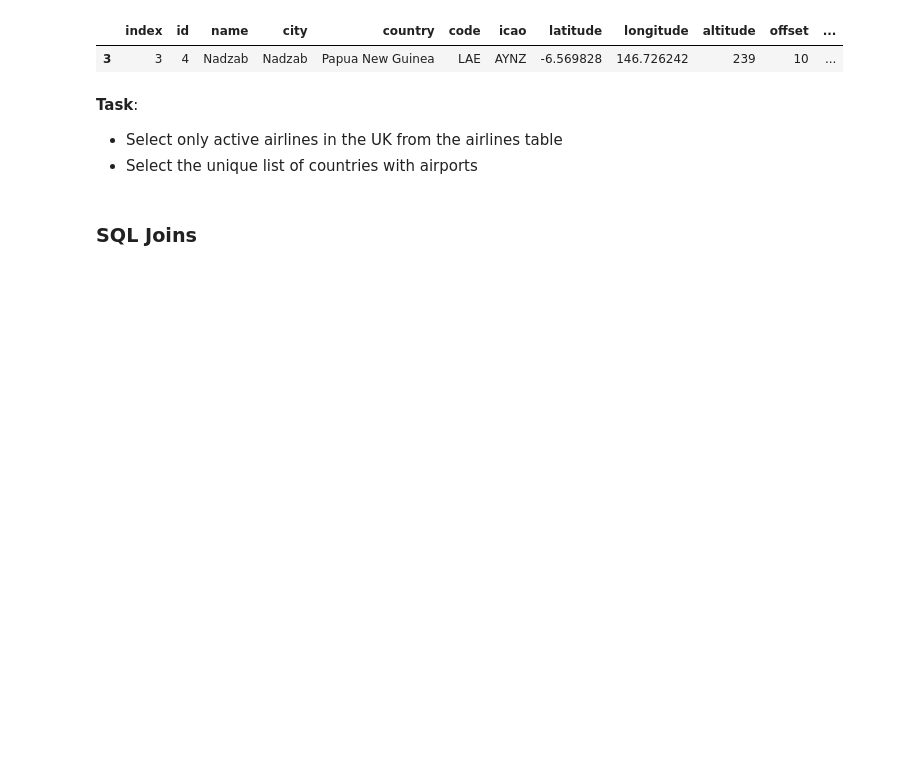
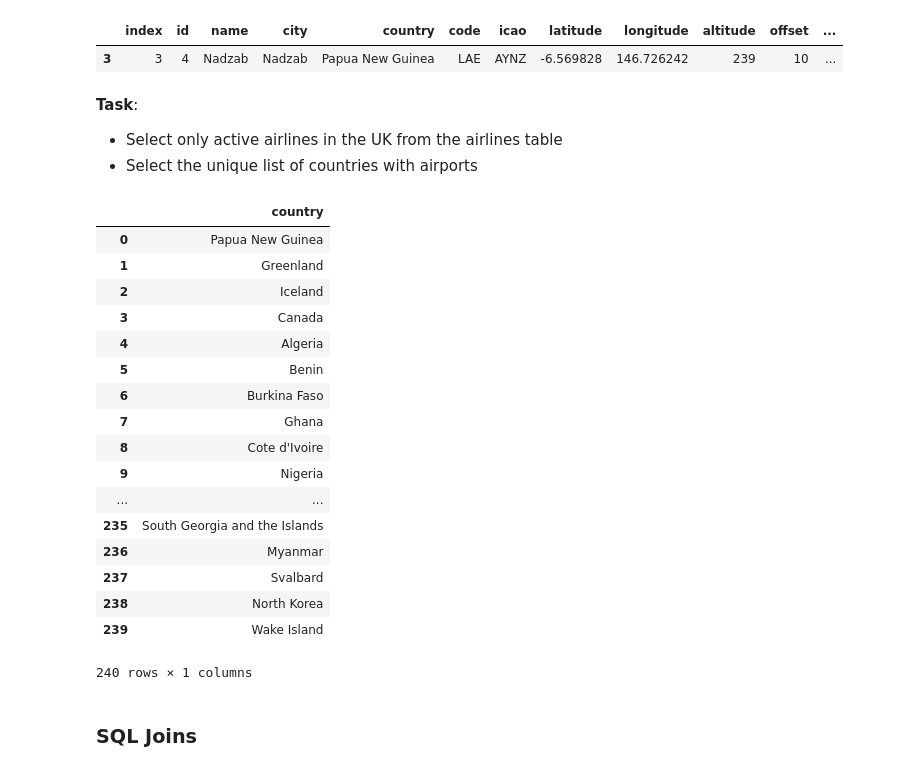
Before and after one commit to learn-co-students/london-ds-111819, a Jupyter notebook: mod_2/sql/lecture_1/sql-to-pandas-dsb.ipynb, the cells around one changed output. Saved outputs shown, nothing was run; the diff lists cells and outputs as text; code cells hidden in the pictures; blank space fills up the shorter version.

```diff
--- a/mod_2/sql/lecture_1/sql-to-pandas-dsb.ipynb
+++ b/mod_2/sql/lecture_1/sql-to-pandas-dsb.ipynb
@@ -235,6 +235,37 @@ df.query('name == "Nadzab"')
 **Task**:
 - Select only active airlines in the UK from the airlines table
 - Select the unique list of countries with airports
+# %%
+# query = """SELECT * FROM airlines"""
+# df = pd.read_sql_query(query, con)
+# df
+
+# query = """SELECT * FROM airlines WHERE country = 'United Kingdom'"""
+# df = pd.read_sql_query(query, con)
+# df
+
+query = """SELECT DISTINCT country FROM airports"""
+df_2 = pd.read_sql_query(query, con)
+df_2
+# %% [output]
+|  | country |
+| 0 | Papua New Guinea |
+| 1 | Greenland |
+| 2 | Iceland |
+| 3 | Canada |
+| 4 | Algeria |
+| 5 | Benin |
+| 6 | Burkina Faso |
+| 7 | Ghana |
+| 8 | Cote d'Ivoire |
+| 9 | Nigeria |
+| ... | ... |
+| 235 | South Georgia and the Islands |
+| 236 | Myanmar |
+| 237 | Svalbard |
+| 238 | North Korea |
+| 239 | Wake Island |
+240 rows × 1 columns
 # %% [markdown]
 ### SQL Joins
 # %% [markdown]
```
Also changed, not shown: parts of 1 cell of this notebook, 1 other file.
